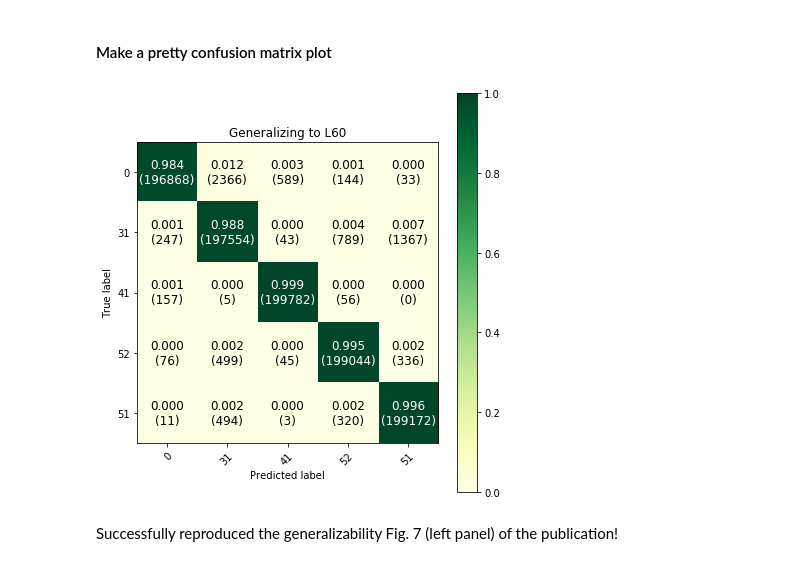
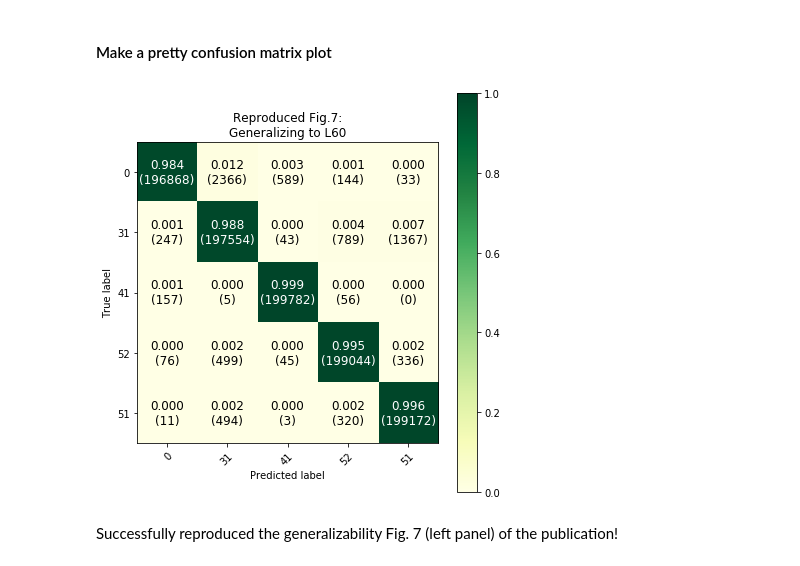
Before and after one commit to CompSoftMatterBiophysics-CityU-HK/Identify-Knot-Types-by-ML-PRE2020, a Jupyter notebook: Generalize_SubLength_L60_Fig7.ipynb, the cells around one changed output. Drawn from its saved outputs; the diff is of its cells as text; code cells hidden in the pictures.

```diff
--- a/Generalize_SubLength_L60_Fig7.ipynb
+++ b/Generalize_SubLength_L60_Fig7.ipynb
@@ -174,10 +180,8 @@ test_y shape:  (1000000,)
 
 this step will take a few minutes
 # %%
-%%time
-
 # use float32 with loadtxt
-test_x = np.array([np.loadtxt(f, dtype=np.float32) for f in test_x_files])
+test_x = np.array([np.loadtxt(f, dtype=np.float32) for f in tqdm(test_x_files, mininterval=1)])
 
 print("test_x.shape is: ", test_x.shape)
 # %% [output]
@@ -378,7 +380,7 @@ classes = ["0", "31", "41", "52", "51"]
 
 fig, ax = plt.subplots(figsize=(6, 6))
 
-title = 'Generalizing to L{}'.format(chain_length)
+title = 'Reproduced Fig.7:\nGeneralizing to L{}'.format(chain_length)
 
 # Compute confusion matrix
 cm = confusion_matrix(test_y, predictions)
@@ -395,33 +397,33 @@ ax.figure.colorbar(im, ax=ax)
 # We want to show all ticks...
 ax.set(xticks=np.arange(cm.shape[1]),
         yticks=np.arange(cm.shape[0]),
         ylim=(4.5, -.5),
         # ... and label them with the respective list entries
         xticklabels=classes, yticklabels=classes,
         title=title,
         ylabel='True label',
         xlabel='Predicted label')
 
 # Rotate the tick labels and set their alignment.
 plt.setp(ax.get_xticklabels(), rotation=45, ha="right",
             rotation_mode="anchor")
 
 # Loop over data dimensions and create text annotations.
 fmt = '.3f'
 thresh = cm.max() / 2.
 for i in range(cm.shape[0]):
     for j in range(cm.shape[1]):
         ax.text(
             j, i,
             format(cm[i, j], fmt) + "\n(" + format(abs_num[i, j], 'd') + ")",
             ha="center", va="center", fontsize=12,
             color="white" if cm[i, j] > thresh else "black")
 
 fig.tight_layout()
 
 # Plot normalized confusion matrix
 plt.show()
 # %% [output]
-[figure, old version]
+[figure, new version]
 # %% [markdown]
 Successfully reproduced the generalizability Fig. 7 (left panel) of the publication!
```
Also changed, not shown: parts of 7 cells of this notebook, 1 other file.
